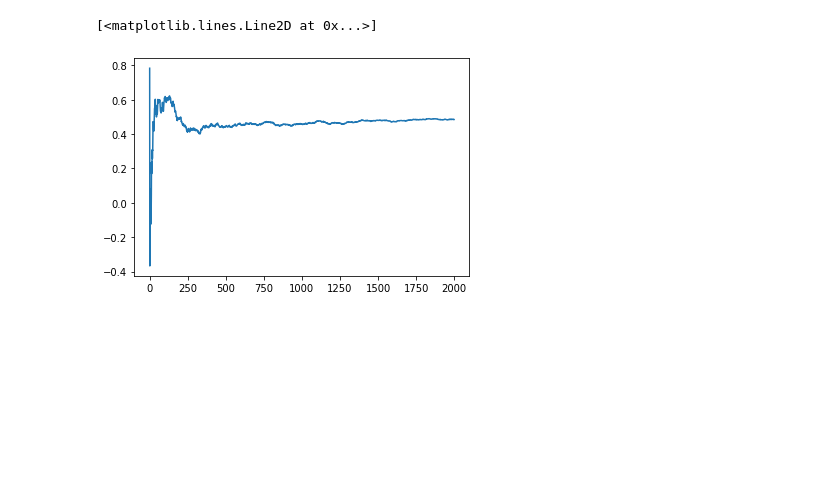
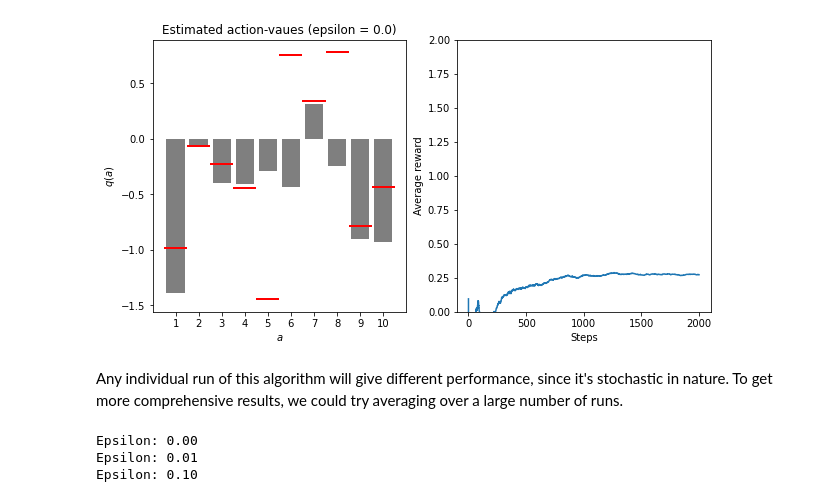
Before and after one commit to StanleyTuz/reinforcement-learning, a Jupyter notebook: sutton_barto/ch2/notebook.ipynb, the cells around one changed output. Drawn from its saved outputs; the diff is of its cells as text; code cells hidden in the pictures; blank space fills up the shorter version.

```diff
--- a/sutton_barto/ch2/notebook.ipynb
+++ b/sutton_barto/ch2/notebook.ipynb
@@ -390,5 +226,0 @@ q_init  q_fin  q_actual
-# %%
-plt.plot(np.array(rewards).cumsum() / range(1, 1+len(rewards)))
-# %% [output]
-[<matplotlib.lines.Line2D at 0x...>]
-[figure, removed]
@@ -394,0 +260,44 @@ plt.plot(np.array(rewards).cumsum() / range(1, 1+len(rewards)))
+# %%
+env = KArmedTestBed(k=10)
+bandit = EpsilonGreedy(k=10, epsilon=0.)
+
+best_action = np.argmax(env._reward_means)
+n_steps = 2_000
+n_best = 0
+ts_best = np.zeros(n_steps)
+ts_rewards = np.zeros(n_steps)
+
+for n_iter in range(n_steps):
+    action, reward = loop_step(env, bandit)
+    ts_rewards[n_iter] = reward
+    if action == best_action:
+        ts_best[n_iter] = 1
+
+fig, ax = plt.subplots(ncols=2, figsize=(10,5))
+plot_results(bandit, env, ax[0])
+plot_avg_reward(ts_rewards, ax[1])
+# %% [output]
+[figure, added]
+# %% [markdown]
+Any individual run of this algorithm will give different performance, since it's stochastic in nature. To get more comprehensive results, we could try averaging over a large number of runs.
+# %%
+epsilons = [0.0, 0.01, 0.1]
+
+n_eps = len(epsilons)
+n_runs = 2_000
+n_steps = 1000
+best_action = np.argmax(env._reward_means)
+ts_rewards = np.zeros((n_eps, n_runs, n_steps))
+
+for idx_eps, epsilon in enumerate(epsilons):
+    print(f"Epsilon: {epsilon:.2f}")
+    for n_run in range(n_runs):
+        env = KArmedTestBed(k=10)
+        bandit = EpsilonGreedy(k=10, epsilon=epsilon)
+        for n_iter in range(n_steps):
+            action, reward = loop_step(env, bandit)
+            ts_rewards[idx_eps, n_run, n_iter] = reward
+# %% [output]
+Epsilon: 0.00
+Epsilon: 0.01
+Epsilon: 0.10
```
Also changed, not shown: parts of 11 cells of this notebook, 1 other file.
